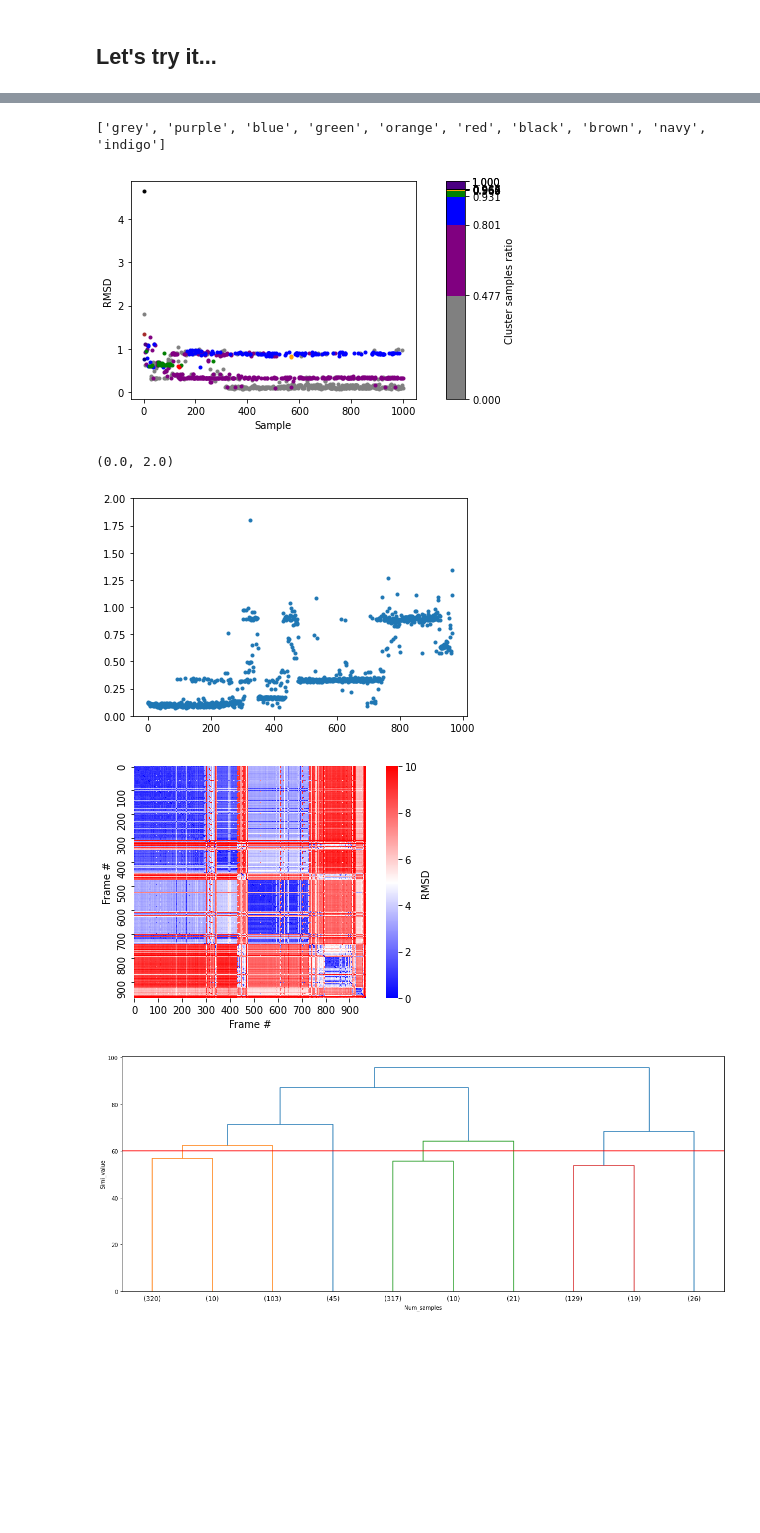
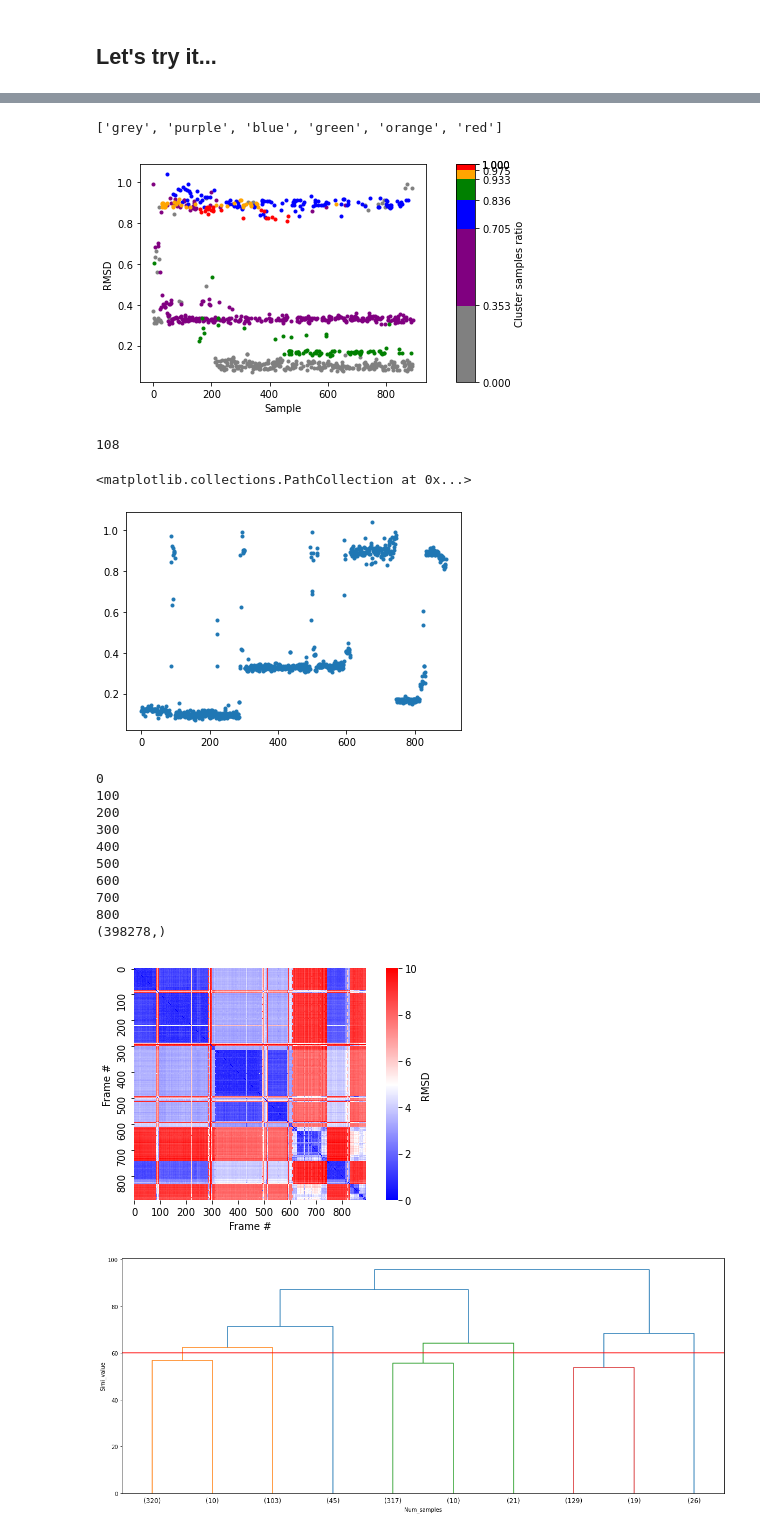
Before and after one commit to PDNALab/extended-ensemble, a Jupyter notebook: Hierachical_clustering.ipynb, the cells around one changed output, grey strips where cells are left out. Saved outputs shown, nothing was run; the diff lists cells and outputs as text; code cells hidden in the pictures; blank space fills up the shorter version.

```diff
--- a/Hierachical_clustering.ipynb
+++ b/Hierachical_clustering.ipynb
@@ -37,5 +42,5 @@ inp = pyemma.coordinates.load('../proteinG_3gb1/yhalfres_0_0/trajectory.00.dcd',
 # %%
-inp=inp[::5]
+inp=inp[::10]
 # %%
 # %%timeit -n1 -r1
 
@@ -157,7 +162,7 @@ while df.shape[0] > 2:
     df.index = df.index + 1  # shifting index
     df = df.sort_index()  # sorting by index
    # print(df.shape)
-    if df.shape[0] % 50 == 0:
+    if df.shape[0] % 100 == 0:
         all_end = time.time()
         all_time = all_end - all_start
         print('merge {} clusters time ='.format(df.shape[0]), round(all_time,2),'s')
@@ -233,51 +230,66 @@ def plot_test_result(true_rmsd,hie_tree,cluster_step,save=False):
         plt.savefig('simi_threshold_tree.png')
     return label_index
 # %%
-traj = md.load_dcd('../proteinG_3gb1/yhalfres_0_0/trajectory.00.dcd',top='../proteinG_3gb1/3GB1.pdb')
-topfile=traj.top
-pdb=md.load_pdb('../proteinG_3gb1/3GB1.pdb')
-all_CA=topfile.select("backbone==1")
-traj=traj[::10]
+# traj = md.load_dcd('test_data/protein/3gb1.dcd',top='test_data/protein/3GB1.pdb')
+# topfile=traj.top
+# pdb=md.load_pdb('test_data/protein/3GB1.pdb')
+# all_CA=topfile.select("backbone==1")
+# traj=traj[::10]
 true_rmsd=md.rmsd(traj,pdb,atom_indices=all_CA)
-label_index = plot_test_result(true_rmsd,hie_tree,-40)
+label_index = plot_test_result(true_rmsd,hie_tree,-4)
+#plt.scatter(range(len(true_rmsd)),true_rmsd)
+#plt.scatter(index_aa,true_rmsd[index_aa],color='r')
 # %% [output]
-['grey', 'purple', 'blue', 'green', 'orange', 'red', 'black', 'brown', 'navy', 'indigo']
+['grey', 'purple', 'blue', 'green', 'orange', 'red']
-[figure, old version]
+[figure, new version]
+# %%
+len(index_aa)
+# %% [output]
+108
 # %%
 label_concate = np.concatenate(label_index)
-traj = md.load_dcd('../proteinG_3gb1/yhalfres_0_0/trajectory.00.dcd',top='../proteinG_3gb1/3GB1.pdb')
-topfile=traj.top
-pdb=md.load_pdb('../proteinG_3gb1/3GB1.pdb')
-all_CA=topfile.select("backbone==1")
-rmsd=md.rmsd(traj,pdb,atom_indices=all_CA)
-traj_cluster=traj[::10][label_concate]
+# traj = md.load_dcd('../proteinG_3gb1/yhalfres_0_0/trajectory.00.dcd',top='../proteinG_3gb1/3GB1.pdb')
+# topfile=traj.top
+# pdb=md.load_pdb('../proteinG_3gb1/3GB1.pdb')
+# all_CA=topfile.select("backbone==1")
+traj_cluster=traj[label_concate]
 cluster_rmsd=md.rmsd(traj_cluster,pdb,atom_indices=all_CA)
 plt.scatter(range(len(cluster_rmsd)),list(cluster_rmsd),marker='.')
-plt.ylim(0,2)
+#plt.ylim(0,2)
 # %% [output]
-(0.0, 2.0)
+<matplotlib.collections.PathCollection at 0x...>
-[figure, old version]
+[figure, new version]
 # %%
-# rmsd_2d=np.zeros((len(traj_cluster),len(traj_cluster)))
-# upper_indices = np.triu_indices(len(traj_cluster),k=0)
-# lower_indices = (upper_indices[1],upper_indices[0])
-# r2d = []
-# for i in range(len(traj_cluster)):
-#     r2d.append(md.rmsd(traj_cluster[i:],traj_cluster[i],atom_indices=all_CA))
-#     if i % 100 == 0:
-#         print(i)
-# print(np.concatenate(r2d).shape)
-# rmsd_2d[lower_indices] = np.concatenate(r2d)
-# rmsd_2d[upper_indices] = np.concatenate(r2d)
+rmsd_2d=np.zeros((len(traj_cluster),len(traj_cluster)))
+upper_indices = np.triu_indices(len(traj_cluster),k=0)
+lower_indices = (upper_indices[1],upper_indices[0])
+r2d = []
+for i in range(len(traj_cluster)):
+    r2d.append(md.rmsd(traj_cluster[i:],traj_cluster[i],atom_indices=all_CA))
+    if i % 100 == 0:
+        print(i)
+print(np.concatenate(r2d).shape)
+rmsd_2d[lower_indices] = np.concatenate(r2d)
+rmsd_2d[upper_indices] = np.concatenate(r2d)
 sns.heatmap(rmsd_2d*10,square=True,xticklabels=100,yticklabels=100,cmap='bwr',cbar_kws={'label':'RMSD'},vmin=0,vmax=10)
 plt.xlabel("Frame #")
 plt.ylabel("Frame #")
 ax = plt.gca()
 ax.tick_params(direction='out')
 plt.tight_layout()
-plt.savefig('test_Faith_1000samples_-40cluster_2drmsd.png')
+#plt.savefig('test_Faith_1000samples_-40cluster_2drmsd.png')
 # %% [output]
+0
+100
+200
+300
+400
+500
+600
+700
+800
+(398278,)
-[figure, old version]
+[figure, new version]
 # %%
 plot_simi_threshold(tree,10,60)
 # %% [output]
```
Also changed, not shown: parts of 32 cells of this notebook, 5 other files.
